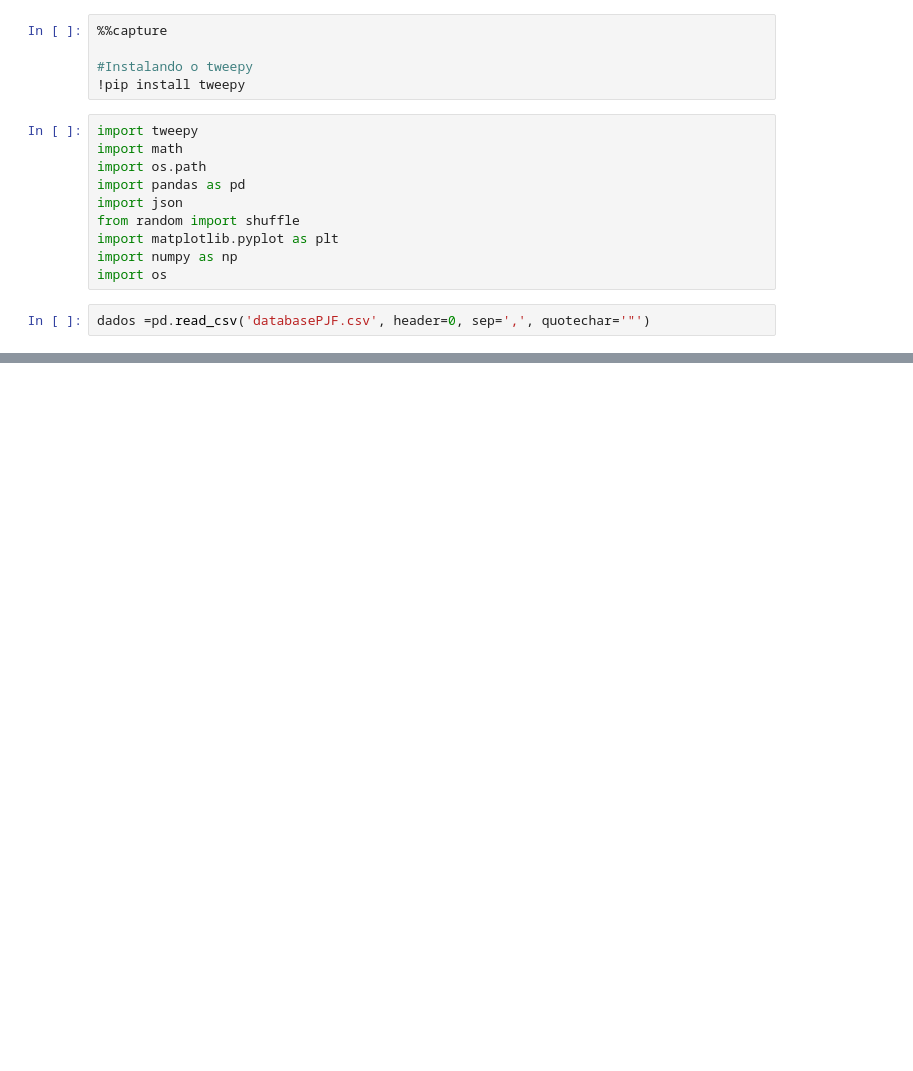
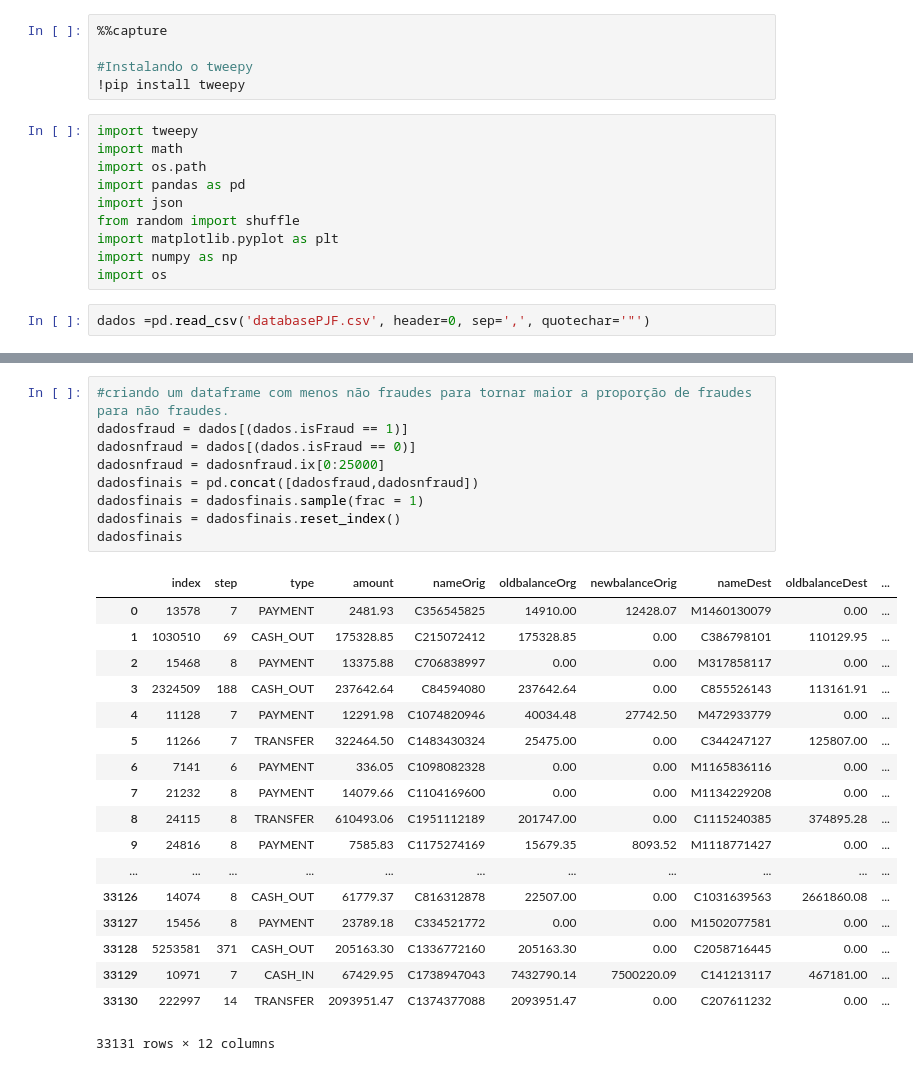
Before and after one commit to rodrigocrespo/Projeto-Final-de-CD, a Jupyter notebook: ProjetoFinal3.ipynb, the cells around one changed output, grey strips where cells are left out. Drawn from its saved outputs; the diff is of its cells as text; blank space fills up the shorter version.

Commit message:
criei o dataframe e o naive bayes básico

```diff
--- a/ProjetoFinal3.ipynb
+++ b/ProjetoFinal3.ipynb
@@ -21,0 +39,28 @@ NameError: name 'dados' is not defined
+# %%
+#criando um dataframe com menos não fraudes para tornar maior a proporção de fraudes para não fraudes.
+dadosfraud = dados[(dados.isFraud == 1)]
+dadosnfraud = dados[(dados.isFraud == 0)]
+dadosnfraud = dadosnfraud.ix[0:25000]
+dadosfinais = pd.concat([dadosfraud,dadosnfraud])
+dadosfinais = dadosfinais.sample(frac = 1)
+dadosfinais = dadosfinais.reset_index()
+dadosfinais
+# %% [output]
+|  | index | step | type | amount | nameOrig | oldbalanceOrg | newbalanceOrig | nameDest | oldbalanceDest | ... |
+| 0 | 13578 | 7 | PAYMENT | 2481.93 | C356545825 | 14910.00 | 12428.07 | M1460130079 | 0.00 | ... |
+| 1 | 1030510 | 69 | CASH_OUT | 175328.85 | C215072412 | 175328.85 | 0.00 | C386798101 | 110129.95 | ... |
+| 2 | 15468 | 8 | PAYMENT | 13375.88 | C706838997 | 0.00 | 0.00 | M317858117 | 0.00 | ... |
+| 3 | 2324509 | 188 | CASH_OUT | 237642.64 | C84594080 | 237642.64 | 0.00 | C855526143 | 113161.91 | ... |
+| 4 | 11128 | 7 | PAYMENT | 12291.98 | C1074820946 | 40034.48 | 27742.50 | M472933779 | 0.00 | ... |
+| 5 | 11266 | 7 | TRANSFER | 322464.50 | C1483430324 | 25475.00 | 0.00 | C344247127 | 125807.00 | ... |
+| 6 | 7141 | 6 | PAYMENT | 336.05 | C1098082328 | 0.00 | 0.00 | M1165836116 | 0.00 | ... |
+| 7 | 21232 | 8 | PAYMENT | 14079.66 | C1104169600 | 0.00 | 0.00 | M1134229208 | 0.00 | ... |
+| 8 | 24115 | 8 | TRANSFER | 610493.06 | C1951112189 | 201747.00 | 0.00 | C1115240385 | 374895.28 | ... |
+| 9 | 24816 | 8 | PAYMENT | 7585.83 | C1175274169 | 15679.35 | 8093.52 | M1118771427 | 0.00 | ... |
+| ... | ... | ... | ... | ... | ... | ... | ... | ... | ... | ... |
+| 33126 | 14074 | 8 | CASH_OUT | 61779.37 | C816312878 | 22507.00 | 0.00 | C1031639563 | 2661860.08 | ... |
+| 33127 | 15456 | 8 | PAYMENT | 23789.18 | C334521772 | 0.00 | 0.00 | M1502077581 | 0.00 | ... |
+| 33128 | 5253581 | 371 | CASH_OUT | 205163.30 | C1336772160 | 205163.30 | 0.00 | C2058716445 | 0.00 | ... |
+| 33129 | 10971 | 7 | CASH_IN | 67429.95 | C1738947043 | 7432790.14 | 7500220.09 | C141213117 | 467181.00 | ... |
+| 33130 | 222997 | 14 | TRANSFER | 2093951.47 | C1374377088 | 2093951.47 | 0.00 | C207611232 | 0.00 | ... |
+33131 rows × 12 columns
```
Also changed, not shown: parts of 6 cells of this notebook.
